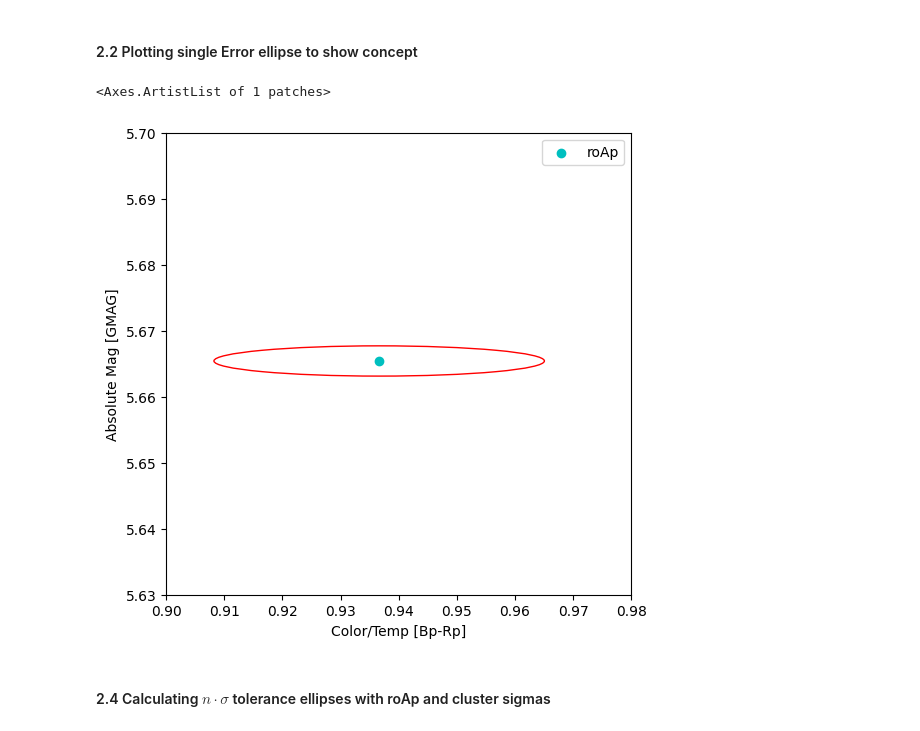
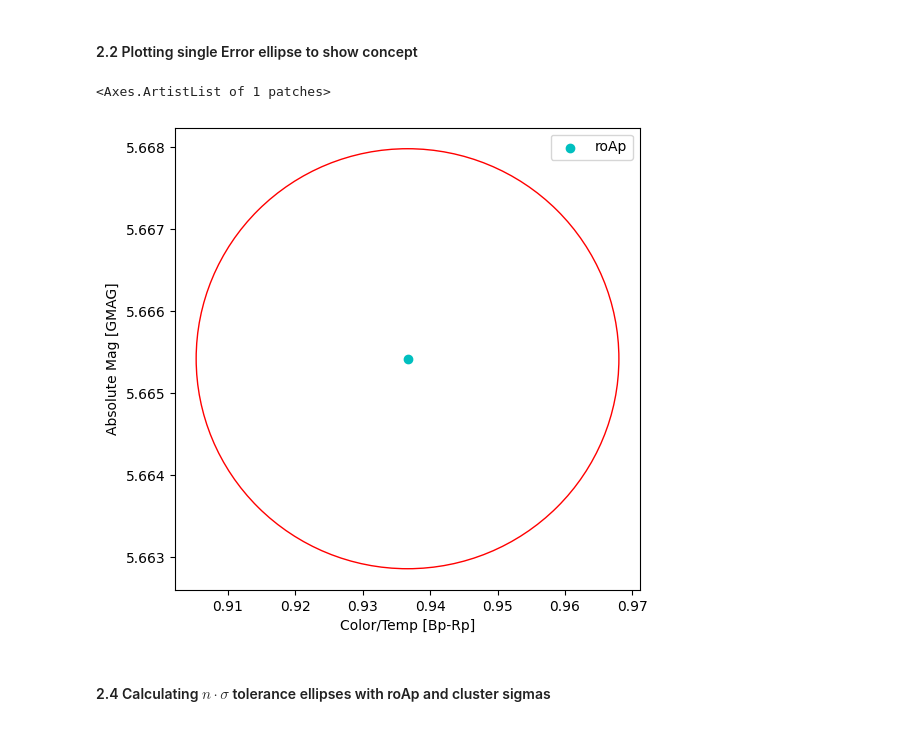
Before and after one commit to RavingRoss/roAp-Classification, a Jupyter notebook: Vectorization/roAp-classification.ipynb, the cells around one changed output. Cells and saved outputs as stored; diff of their text form; code cells hidden in the pictures.

```diff
--- a/Vectorization/roAp-classification.ipynb
+++ b/Vectorization/roAp-classification.ipynb
@@ -18,7 +18,7 @@ warnings.filterwarnings('ignore')
         'clust' is the csv file including NGC 2264 cluster stars
 # %%
 r = pd.read_csv('Data/field_roAp_gaiaNstarhorse.csv', index_col=False)
-c = pd.read_csv('Data/NGC2264_StarhorseNGaia.csv', index_col=False)
+c = pd.read_csv('Data/parallax_selected_NGC2264.csv', index_col=False)
 rfeat = r.columns
 cfeat = c.columns
 # Dataframe of each dataset
@@ -120,27 +120,27 @@ rD = (xD**2+yD**2)**(1/2) # Resultant vector for the edge of the ellipse
 # %%
 a0 = (a[0][0])
 b0 = (b[0][0])
 xr0 = (roAp['BP-RP0'])[0]
 yr0 = (roAp['GMAG0'])[0]
 
 fig, ax = plt.subplots(1,figsize=(6,6))
 
 ellipse = mpatches.Ellipse(xy=(xr0,yr0),width=b0,height=a0)
 ax.add_patch(ellipse)
 ellipse.set_facecolor('None')
 ellipse.set_edgecolor('r')
 print(ax.patches)
 
 plt.scatter(xr0,yr0,c='c',label='roAp')
 plt.ylabel('Absolute Mag [GMAG]')
 plt.xlabel('Color/Temp [Bp-Rp]')
-plt.xlim(0.9,0.98)
-plt.ylim(5.63,5.7)
+'''plt.xlim(0.9,0.98)
+plt.ylim(5.63,5.7)'''
 plt.legend(loc='best')
 plt.show()
 # %% [output]
 <Axes.ArtistList of 1 patches>
-[figure, old version]
+[figure, new version]
 # %% [markdown]
 #### 2.4 Calculating $n\cdot\sigma$ tolerance ellipses with roAp and cluster sigmas
 # %%
```
Also changed, not shown: parts of 8 cells of this notebook, 10 other files.
